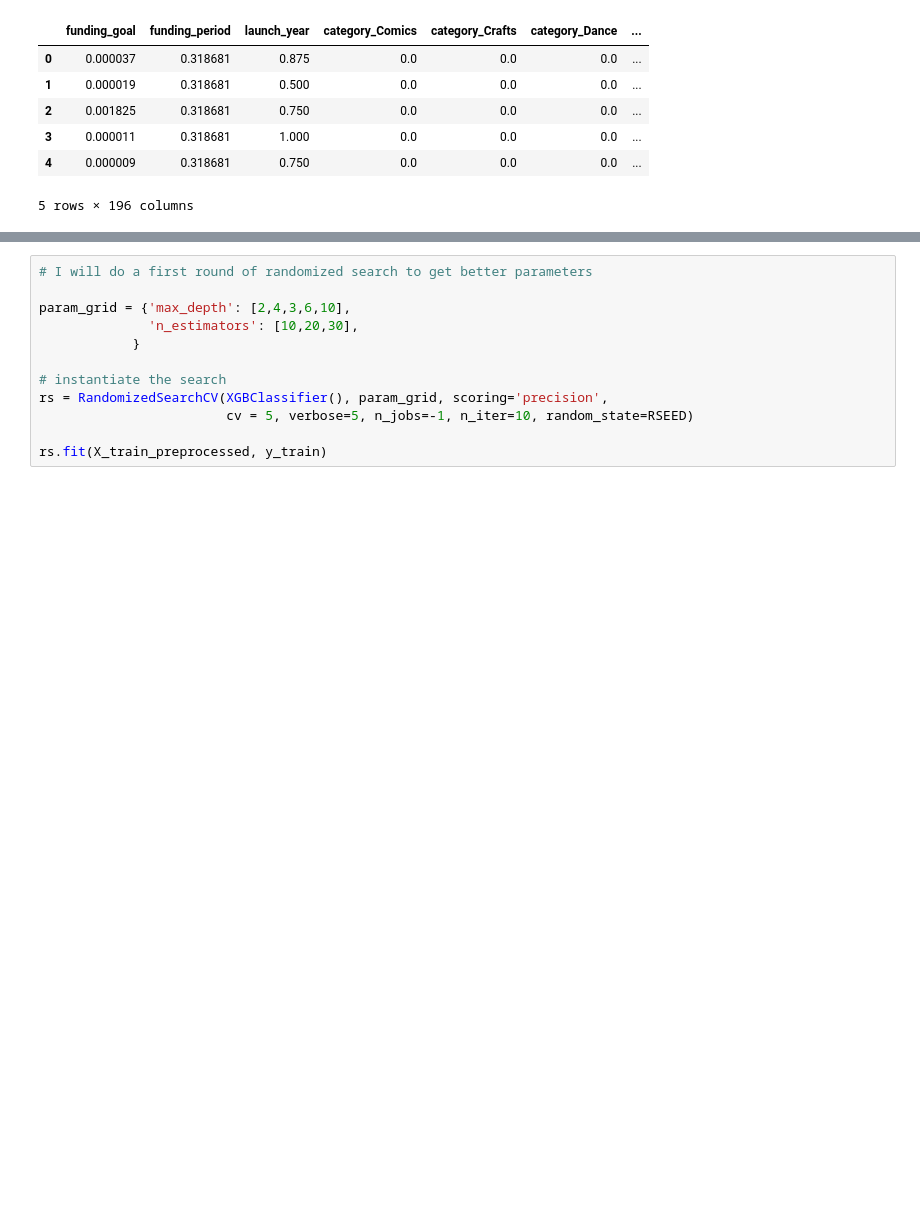
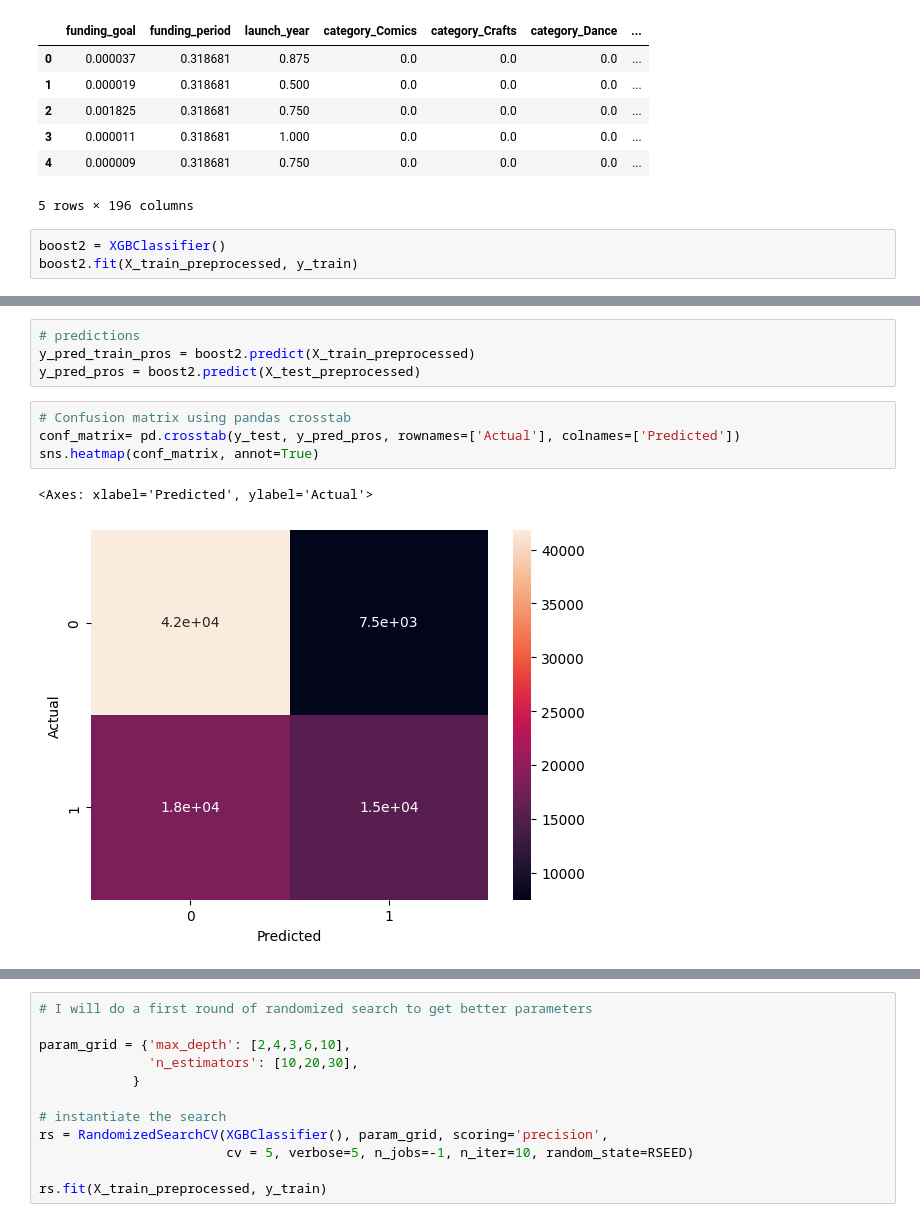
Before and after one commit to Bodegraven1991/Kickstarter_machine_learning_project, a Jupyter notebook: XGBoost.ipynb, the cells around one changed output, grey strips where cells are left out. Cells and saved outputs as stored; diff of their text form; blank space fills up the shorter version.

Commit message:
EDA images

```diff
--- a/XGBoost.ipynb
+++ b/XGBoost.ipynb
@@ -178,3 +180,6 @@ X_test_preprocessed.head()
 | 3 | 0.000011 | 0.318681 | 1.000 | 0.0 | 0.0 | 0.0 | ... |
 | 4 | 0.000009 | 0.318681 | 0.750 | 0.0 | 0.0 | 0.0 | ... |
 5 rows × 196 columns
+# %%
+boost2 = XGBClassifier()
+boost2.fit(X_train_preprocessed, y_train)
@@ -180,0 +198,11 @@ X_test_preprocessed.head()
+# %%
+# predictions
+y_pred_train_pros = boost2.predict(X_train_preprocessed)
+y_pred_pros = boost2.predict(X_test_preprocessed)
+# %%
+# Confusion matrix using pandas crosstab
+conf_matrix= pd.crosstab(y_test, y_pred_pros, rownames=['Actual'], colnames=['Predicted'])
+sns.heatmap(conf_matrix, annot=True)
+# %% [output]
+<Axes: xlabel='Predicted', ylabel='Actual'>
+[figure, added]
```
Also changed, not shown: parts of 8 cells of this notebook, 7 other files.
